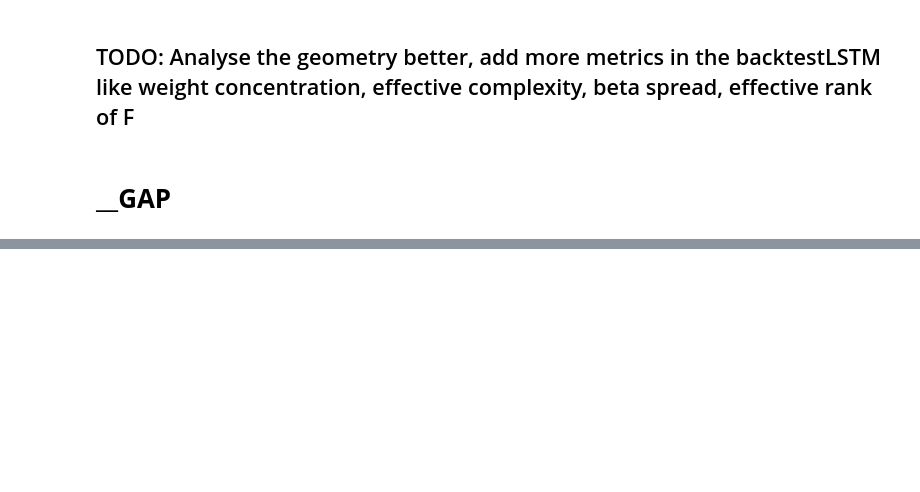
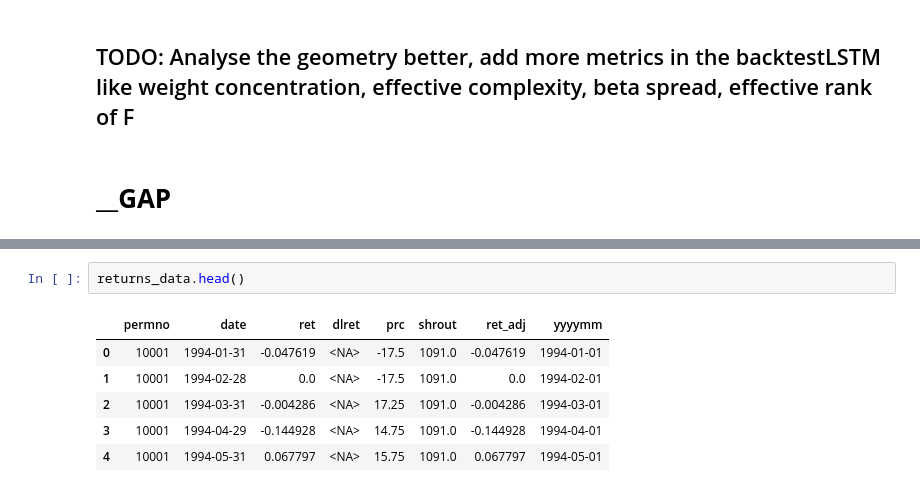
Before and after one commit to ItachiUchiha729/TheVirtueOfComplexity_PaperReplication_Experimentation, a Jupyter notebook: notebooks/experimentationLSTM.ipynb, the cells around one changed output, grey strips where cells are left out. Saved outputs shown, nothing was run; the diff lists cells and outputs as text; blank space fills up the shorter version.

```diff
--- a/notebooks/experimentationLSTM.ipynb
+++ b/notebooks/experimentationLSTM.ipynb
@@ -648,0 +731,9 @@ for d in [0.1, 0.25, 0.5]:
+# %%
+returns_data.head()
+# %% [output]
+|  | permno | date | ret | dlret | prc | shrout | ret_adj | yyyymm |
+| 0 | 10001 | 1994-01-31 | -0.047619 | <NA> | -17.5 | 1091.0 | -0.047619 | 1994-01-01 |
+| 1 | 10001 | 1994-02-28 | 0.0 | <NA> | -17.5 | 1091.0 | 0.0 | 1994-02-01 |
+| 2 | 10001 | 1994-03-31 | -0.004286 | <NA> | 17.25 | 1091.0 | -0.004286 | 1994-03-01 |
+| 3 | 10001 | 1994-04-29 | -0.144928 | <NA> | 14.75 | 1091.0 | -0.144928 | 1994-04-01 |
+| 4 | 10001 | 1994-05-31 | 0.067797 | <NA> | 15.75 | 1091.0 | 0.067797 | 1994-05-01 |
```
Also changed, not shown: parts of 19 cells of this notebook, 5 other files.
